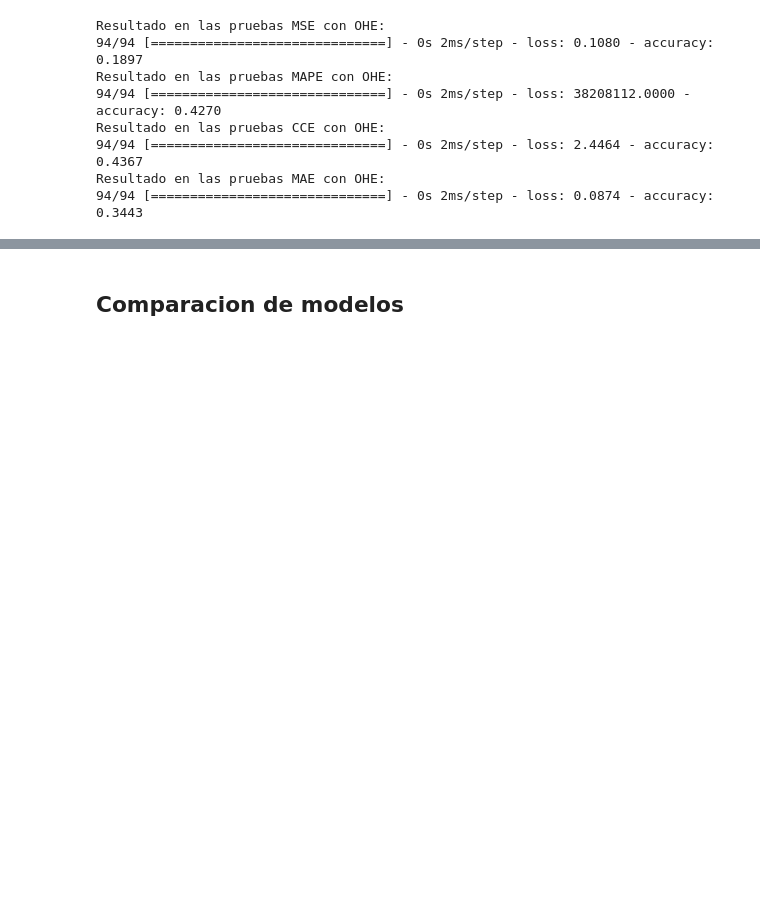
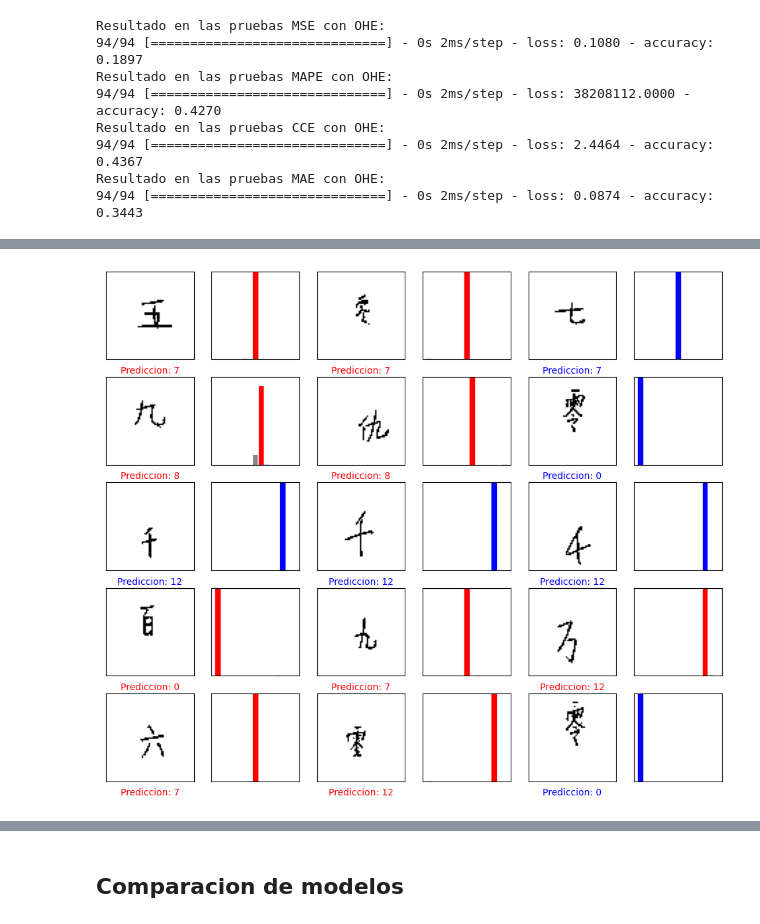
Before and after one commit to adriend1102/Practica3APC-GKA06-15D-1330, a Jupyter notebook: chinese_mnist.ipynb, the cells around one changed output, grey strips where cells are left out. Drawn from its saved outputs; the diff is of its cells as text; code cells hidden in the pictures; blank space fills up the shorter version.

```diff
--- a/chinese_mnist.ipynb
+++ b/chinese_mnist.ipynb
@@ -541,3 +541,7 @@ Resultado en las pruebas CCE con OHE:
 94/94 [==============================] - 0s 2ms/step - loss: 2.4464 - accuracy: 0.4367
 Resultado en las pruebas MAE con OHE:
 94/94 [==============================] - 0s 2ms/step - loss: 0.0874 - accuracy: 0.3443
+# %%
+predictions = mseModelOHE.predict(X_test)
+tablaAciertos(predictions, y_test, X_test)
+# %% [output]
@@ -543,0 +549 @@ Resultado en las pruebas MAE con OHE:
+[figure, added]
```
Also changed, not shown: parts of 3 cells of this notebook, 3 other files.
